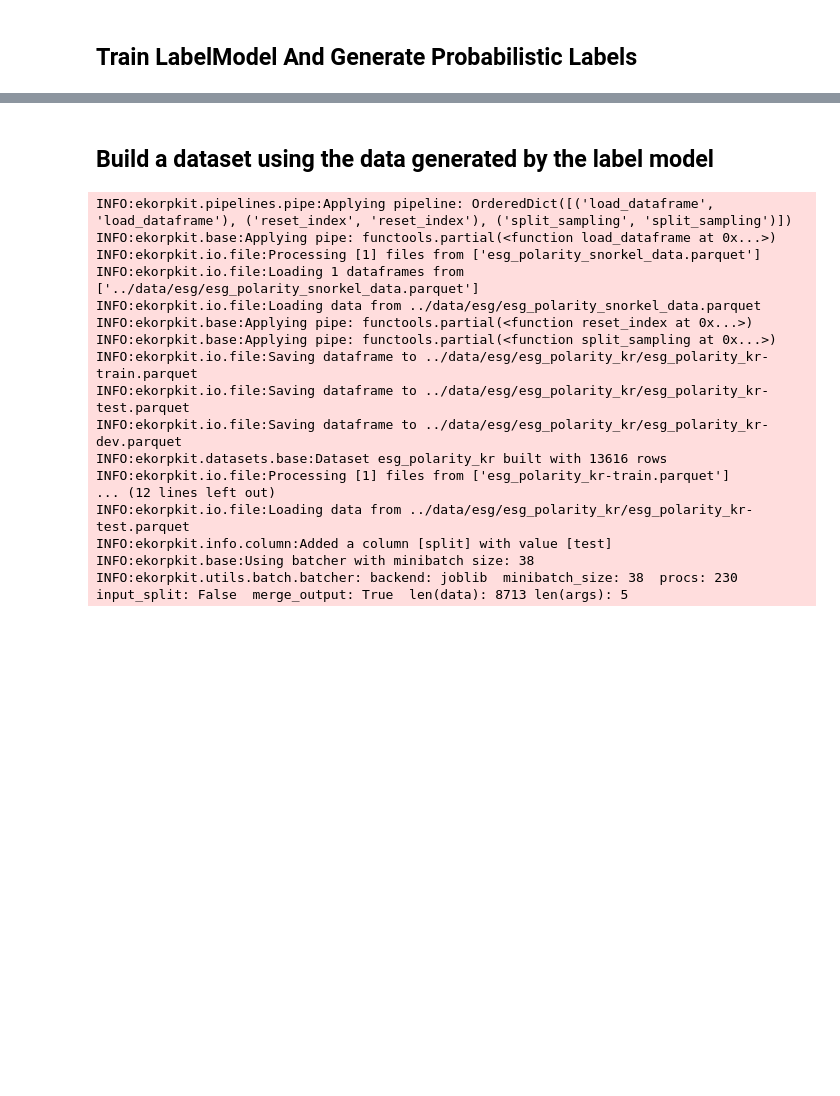
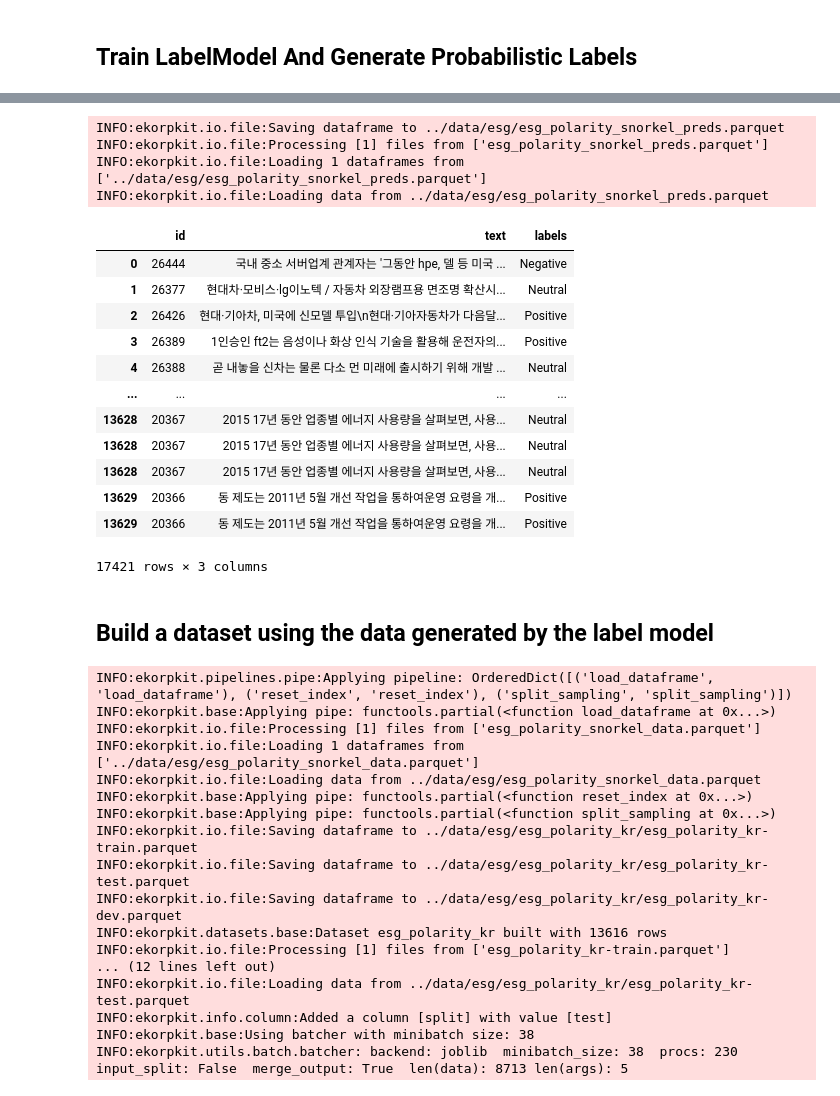
Before and after one commit to entelecheia/ekorpkit-book, a Jupyter notebook: ekorpkit-book/docs/usecases/esg/snorkel.ipynb, the cells around one changed output, grey strips where cells are left out. Saved outputs shown, nothing was run; the diff lists cells and outputs as text; code cells hidden in the pictures; blank space fills up the shorter version.

```diff
--- a/ekorpkit-book/docs/usecases/esg/snorkel.ipynb
+++ b/ekorpkit-book/docs/usecases/esg/snorkel.ipynb
@@ -174,0 +128,2 @@ INFO:ekorpkit.io.file:Saving dataframe to ../data/esg/esg_polarity_snorkel_data.
+# %%
+snorkel.fit()
@@ -174,0 +135,2 @@ INFO:ekorpkit.io.file:Saving dataframe to ../data/esg/esg_polarity_snorkel_data.
+# %%
+preds = snorkel.predict()
@@ -175,3 +155,24 @@ INFO:ekorpkit.io.file:Saving dataframe to ../data/esg/esg_polarity_snorkel_data.
+# %%
+snorkel.save_preds(preds, columns = ['id', 'text', "labels"])
+eKonf.load_data("esg_polarity_snorkel_preds.parquet", data_dir)
+# %% [output]
+INFO:ekorpkit.io.file:Saving dataframe to ../data/esg/esg_polarity_snorkel_preds.parquet
+INFO:ekorpkit.io.file:Processing [1] files from ['esg_polarity_snorkel_preds.parquet']
+INFO:ekorpkit.io.file:Loading 1 dataframes from ['../data/esg/esg_polarity_snorkel_preds.parquet']
+INFO:ekorpkit.io.file:Loading data from ../data/esg/esg_polarity_snorkel_preds.parquet
+|  | id | text | labels |
+| 0 | 26444 | 국내 중소 서버업계 관계자는 '그동안 hpe, 델 등 미국 ... | Negative |
+| 1 | 26377 | 현대차·모비스·lg이노텍 / 자동차 외장램프용 면조명 확산시... | Neutral |
+| 2 | 26426 | 현대·기아차, 미국에 신모델 투입\n현대·기아자동차가 다음달... | Positive |
+| 3 | 26389 | 1인승인 ft2는 음성이나 화상 인식 기술을 활용해 운전자의... | Positive |
+| 4 | 26388 | 곧 내놓을 신차는 물론 다소 먼 미래에 출시하기 위해 개발 ... | Neutral |
+| ... | ... | ... | ... |
+| 13628 | 20367 | 2015 17년 동안 업종별 에너지 사용량을 살펴보면, 사용... | Neutral |
+| 13628 | 20367 | 2015 17년 동안 업종별 에너지 사용량을 살펴보면, 사용... | Neutral |
+| 13628 | 20367 | 2015 17년 동안 업종별 에너지 사용량을 살펴보면, 사용... | Neutral |
+| 13629 | 20366 | 동 제도는 2011년 5월 개선 작업을 통하여운영 요령을 개... | Positive |
+| 13629 | 20366 | 동 제도는 2011년 5월 개선 작업을 통하여운영 요령을 개... | Positive |
+17421 rows × 3 columns
 # %% [markdown]
 ## Build a dataset using the data generated by the label model
 # %%
```
Also changed, not shown: parts of 21 cells of this notebook.
